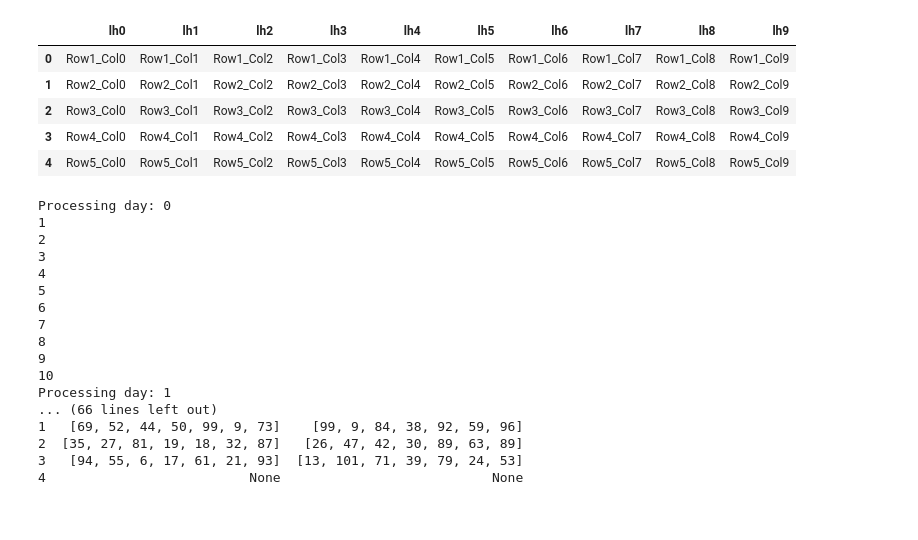
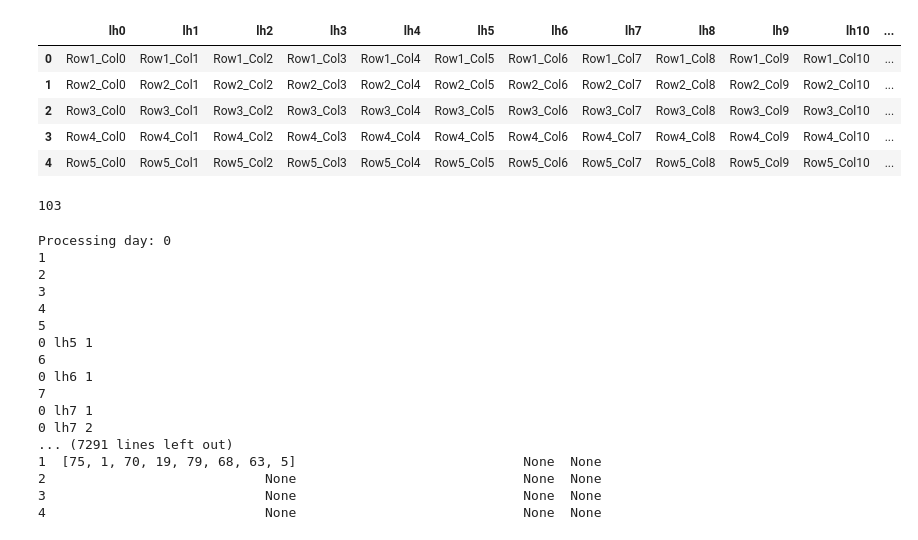
Before and after one commit to Ali-Hasan-Khan28/Genetic-Algorithm-for-Timetable-Generation, a Jupyter notebook: Code/Actual_working.ipynb, the cells around one changed output. Saved outputs shown, nothing was run; the diff lists cells and outputs as text; code cells hidden in the pictures.

Commit message:
Issue for all clashes resolve but institute constraints needs some update

```diff
--- a/Code/Actual_working.ipynb
+++ b/Code/Actual_working.ipynb
@@ -5,21 +5,25 @@ course_metadata = pd.read_csv(r"C:\My Progress\UE Internship\Version 02\Code\csv
 # %%
 # Create a dictionary where the keys are column names 'lh0' to 'lh14'
-columns = [f'lh{i}' for i in range(10)]
+columns = [f'lh{i}' for i in range(15)]
 
 # Create a DataFrame with 5 rows and 15 columns
-data = [[f'Row{row+1}_Col{col}' for col in range(10)] for row in range(5)]
+data = [[f'Row{row+1}_Col{col}' for col in range(15)] for row in range(5)]
 
 # Create the DataFrame
 timetable = pd.DataFrame(data, columns=columns)
 
 timetable
 # %% [output]
-|  | lh0 | lh1 | lh2 | lh3 | lh4 | lh5 | lh6 | lh7 | lh8 | lh9 |
-| 0 | Row1_Col0 | Row1_Col1 | Row1_Col2 | Row1_Col3 | Row1_Col4 | Row1_Col5 | Row1_Col6 | Row1_Col7 | Row1_Col8 | Row1_Col9 |
-| 1 | Row2_Col0 | Row2_Col1 | Row2_Col2 | Row2_Col3 | Row2_Col4 | Row2_Col5 | Row2_Col6 | Row2_Col7 | Row2_Col8 | Row2_Col9 |
-| 2 | Row3_Col0 | Row3_Col1 | Row3_Col2 | Row3_Col3 | Row3_Col4 | Row3_Col5 | Row3_Col6 | Row3_Col7 | Row3_Col8 | Row3_Col9 |
-| 3 | Row4_Col0 | Row4_Col1 | Row4_Col2 | Row4_Col3 | Row4_Col4 | Row4_Col5 | Row4_Col6 | Row4_Col7 | Row4_Col8 | Row4_Col9 |
-| 4 | Row5_Col0 | Row5_Col1 | Row5_Col2 | Row5_Col3 | Row5_Col4 | Row5_Col5 | Row5_Col6 | Row5_Col7 | Row5_Col8 | Row5_Col9 |
+|  | lh0 | lh1 | lh2 | lh3 | lh4 | lh5 | lh6 | lh7 | lh8 | lh9 | lh10 | ... |
+| 0 | Row1_Col0 | Row1_Col1 | Row1_Col2 | Row1_Col3 | Row1_Col4 | Row1_Col5 | Row1_Col6 | Row1_Col7 | Row1_Col8 | Row1_Col9 | Row1_Col10 | ... |
+| 1 | Row2_Col0 | Row2_Col1 | Row2_Col2 | Row2_Col3 | Row2_Col4 | Row2_Col5 | Row2_Col6 | Row2_Col7 | Row2_Col8 | Row2_Col9 | Row2_Col10 | ... |
+| 2 | Row3_Col0 | Row3_Col1 | Row3_Col2 | Row3_Col3 | Row3_Col4 | Row3_Col5 | Row3_Col6 | Row3_Col7 | Row3_Col8 | Row3_Col9 | Row3_Col10 | ... |
+| 3 | Row4_Col0 | Row4_Col1 | Row4_Col2 | Row4_Col3 | Row4_Col4 | Row4_Col5 | Row4_Col6 | Row4_Col7 | Row4_Col8 | Row4_Col9 | Row4_Col10 | ... |
+| 4 | Row5_Col0 | Row5_Col1 | Row5_Col2 | Row5_Col3 | Row5_Col4 | Row5_Col5 | Row5_Col6 | Row5_Col7 | Row5_Col8 | Row5_Col9 | Row5_Col10 | ... |
+# %%
+len(course_metadata)
+# %% [output]
+103
 # %%
 import pandas as pd
 import random
@@ -27,16 +31,16 @@ import numpy as np
 from collections import Counter
 
 # Initialize timetable with 5 days and 10 lecture halls
-columns = [f'lh{i}' for i in range(10)]
-data = [[None for _ in range(10)] for _ in range(5)]
+columns = [f'lh{i}' for i in range(15)]
+data = [[None for _ in range(15)] for _ in range(5)]
 timetable = pd.DataFrame(data, columns=columns)
-
+temp_lh_list = []
 # GA parameters
 POPULATION_SIZE = 100
 GENES = list(range(len(course_metadata)))  # Courses are represented by indices in course_metadata
 MAX_GENERATIONS = 200
 ANNEALING_THRESHOLD = 50  # Apply simulated annealing if no improvement in 50 generations
-
+day_ctr = 0
 # Individual class
 class Individual:
     def __init__(self, chromosome):
@@ -45,7 +49,7 @@ class Individual:
 
     @classmethod
     def create_gnome(cls):
-        return [random.choice(GENES) for _ in range(7)]
+        return [random.choice(GENES) for _ in range(8)]
 
     @classmethod
     def mutate_gene(cls):
@@ -66,13 +70,31 @@ class Individual:
     def calculate_fitness(self):
         fitness = 0
         counts = Counter(self.chromosome)
-
-        # Constraints for credit hours and avoiding overlaps
+        flattened_templh_list = [item for sublist in temp_lh_list if sublist is not None for item in sublist]
+        counts_flattened = Counter(flattened_templh_list)
+        # Constraints for credit hours
         for i, course_index in enumerate(self.chromosome):
             if course_metadata.iloc[course_index]['Credit Hours'] <= 0:
                 fitness += 1
             if counts[course_index] > course_metadata.iloc[course_index]['Credit Hours']:
                 fitness += counts[course_index] - course_metadata.iloc[course_index]['Credit Hours']
+            # avoiding overlaps
+            for lh_slots in temp_lh_list:
+                if lh_slots[i] == course_index:
+                    fitness+=1
+                # avoiding teacher overlaps
+                if course_metadata.iloc[lh_slots[i]]["Teacher ID"] == course_metadata.iloc[course_index]["Teacher ID"] :
+                    fitness+=1
+                # avoiding same section clash
+                if course_metadata.iloc[lh_slots[i]]["Semester"] == course_metadata.iloc[course_index]["Semester"] :
+                    if course_metadata.iloc[lh_slots[i]]["Section"] == course_metadata.iloc[course_index]["Section"] :
+                        fitness+=1
+            if counts_flattened[course_index] >= 2:
+                fitness += counts_flattened[course_index]
+            # Wednesday slot 11 30 to 12 30 should be reserved for seminar
+            if day_ctr == 2:
+                if i == 4 and course_index == 102:
+                    fitness -= 3
 
         return fitness
 
@@ -100,7 +122,7 @@ def initialize_population():
     # Greedy initialization for a better start
     population = []
     for _ in range(POPULATION_SIZE // 2):
-        chromosome = [random.choice(GENES) for _ in range(7)]
+        chromosome = [random.choice(GENES) for _ in range(8)]
         population.append(Individual(chromosome))
     # Adding some completely random individuals
     for _ in range(POPULATION_SIZE // 2):
@@ -111,8 +133,11 @@ def initialize_population():
 def main():
     ctr = 0
     global timetable
+    global temp_lh_list
+    global day_ctr
     for day in timetable.index:
         print("Processing day:", day)
+        temp_lh_list = []
         for lh in timetable.columns:
             generation = 1
             found = False
@@ -124,10 +149,11 @@ def main():
                 population.sort(key=lambda x: x.fitness)
 
                 # Check for best individual
-                if population[0].fitness == 0:
+                if population[0].fitness <= 0:
                     found = True
                     timetable.loc[day, lh] = population[0].chromosome
                     reduce_credit_hours(population[0].chromosome)
+                    temp_lh_list.append(population[0].chromosome)
                     ctr+=1
                     print(ctr)
                     break
@@ -154,7 +180,9 @@ def main():
                     new_generation.append(Individual(Individual.create_gnome()))  # Random mutation
 
                 population = new_generation
+                print(day,lh, generation)
                 generation += 1
+        day_ctr += 1
 
 if __name__ == "__main__":
     main()
@@ -166,17 +194,17 @@ Processing day: 0
 3
 4
 5
+0 lh5 1
 6
+0 lh6 1
 7
-8
-9
-10
-Processing day: 1
-... (66 lines left out)
-1   [69, 52, 44, 50, 99, 9, 73]    [99, 9, 84, 38, 92, 59, 96]
-2  [35, 27, 81, 19, 18, 32, 87]   [26, 47, 42, 30, 89, 63, 89]
-3   [94, 55, 6, 17, 61, 21, 93]  [13, 101, 71, 39, 79, 24, 53]
-4                          None                           None
+0 lh7 1
+0 lh7 2
+... (7291 lines left out)
+1  [75, 1, 70, 19, 79, 68, 63, 5]                             None  None
+2                            None                             None  None
+3                            None                             None  None
+4                            None                             None  None
 # %%
 timetable
 # %% [output]
```
Also changed, not shown: parts of 16 cells of this notebook, 2 other files.
